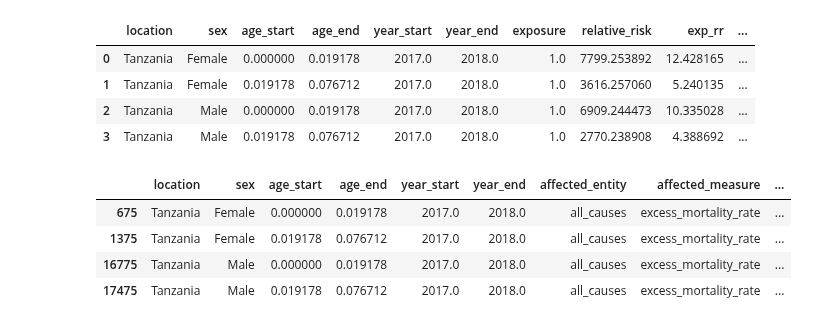
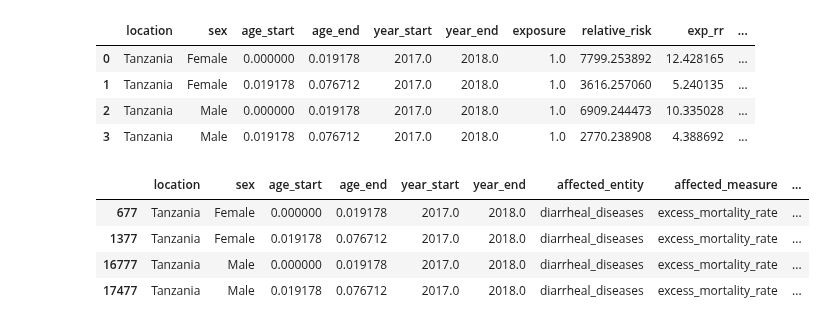
Before and after one commit to ihmeuw/vivarium_data_analysis, a Jupyter notebook: pre_processing/lbwsg/LBWSG exposure, rrs, pafs.ipynb, the cells around one changed output. Drawn from its saved outputs; the diff is of its cells as text; code cells hidden in the pictures.

```diff
--- a/pre_processing/lbwsg/LBWSG exposure, rrs, pafs.ipynb
+++ b/pre_processing/lbwsg/LBWSG exposure, rrs, pafs.ipynb
@@ -121,7 +137,7 @@ def get_lbwsg_exposure_and_rr_data(location):
                          left_on=['location','sex','age_start','age_end','year_start','year_end','parameter'])
     return data
 
-def get_lbwsg_burdenator_all_cause_paf_data(location):
+def get_lbwsg_burdenator_cause_specific_paf_data(location,cause):
     art = pd.HDFStore(filepath + location + '.hdf')
     keys = art.keys()
     population_attributable_fraction_index = art.get('/risk_factor/low_birth_weight_and_short_gestation/population_attributable_fraction/index')
@@ -130,7 +146,7 @@ def get_lbwsg_burdenator_all_cause_paf_data(location):
     population_attributable_fraction = (population_attributable_fraction.rename(columns={'draw_0':'population_attributable_fraction'})
                 .where(population_attributable_fraction['year_start'] == 2017)
                 .where(population_attributable_fraction['age_start'] < 1.92e-02)
-                .where(population_attributable_fraction['affected_entity'] == 'all_causes').dropna())
+                .where(population_attributable_fraction['affected_entity'] == cause).dropna())
     return population_attributable_fraction
 # %% [markdown]
 This section calculates PAFs from exposure and relative risk data using the formula in the "categpaf" function defined here: https://github.com/ihmeuw/ihme-modeling/blob/26a91478ddbe59d8663c50a9be3711a28bf83bbc/gbd_2017/shared_code/central_comp/risk/paf/math.R#L135
@@ -176,11 +201,11 @@ test.head()
 | 2 | Tanzania | Male | 0.000000 | 0.019178 | 2017.0 | 2018.0 | 1.0 | 6909.244473 | 10.335028 | ... |
 | 3 | Tanzania | Male | 0.019178 | 0.076712 | 2017.0 | 2018.0 | 1.0 | 2770.238908 | 4.388692 | ... |
 # %%
-test = get_lbwsg_burdenator_all_cause_paf_data('tanzania')
+test = get_lbwsg_burdenator_cause_specific_paf_data('tanzania','diarrheal_diseases')
 test.head()
 # %% [output]
 |  | location | sex | age_start | age_end | year_start | year_end | affected_entity | affected_measure | ... |
-| 675 | Tanzania | Female | 0.000000 | 0.019178 | 2017.0 | 2018.0 | all_causes | excess_mortality_rate | ... |
-| 1375 | Tanzania | Female | 0.019178 | 0.076712 | 2017.0 | 2018.0 | all_causes | excess_mortality_rate | ... |
-| 16775 | Tanzania | Male | 0.000000 | 0.019178 | 2017.0 | 2018.0 | all_causes | excess_mortality_rate | ... |
-| 17475 | Tanzania | Male | 0.019178 | 0.076712 | 2017.0 | 2018.0 | all_causes | excess_mortality_rate | ... |
+| 677 | Tanzania | Female | 0.000000 | 0.019178 | 2017.0 | 2018.0 | diarrheal_diseases | excess_mortality_rate | ... |
+| 1377 | Tanzania | Female | 0.019178 | 0.076712 | 2017.0 | 2018.0 | diarrheal_diseases | excess_mortality_rate | ... |
+| 16777 | Tanzania | Male | 0.000000 | 0.019178 | 2017.0 | 2018.0 | diarrheal_diseases | excess_mortality_rate | ... |
+| 17477 | Tanzania | Male | 0.019178 | 0.076712 | 2017.0 | 2018.0 | diarrheal_diseases | excess_mortality_rate | ... |
```
Also changed, not shown: parts of 8 cells of this notebook.
